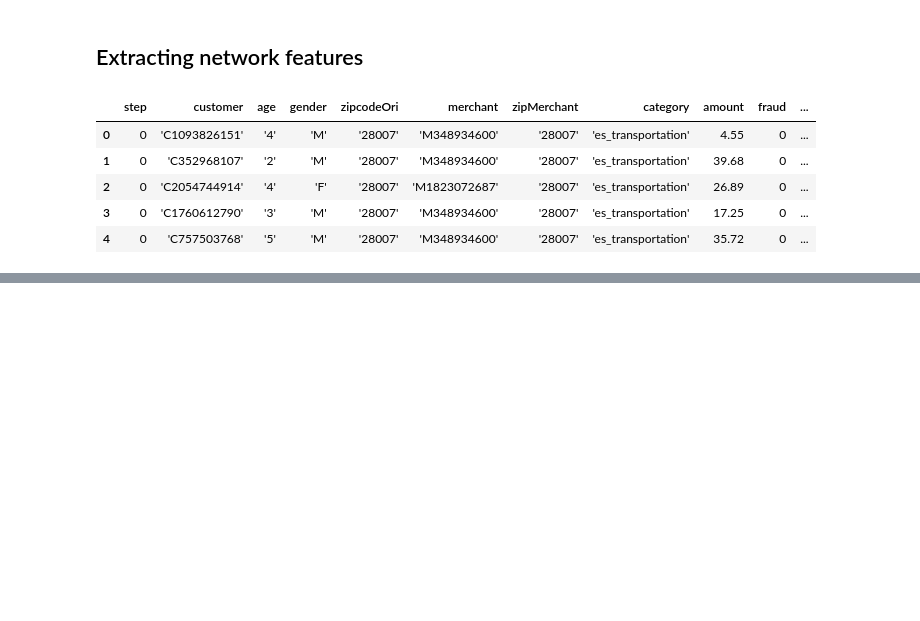
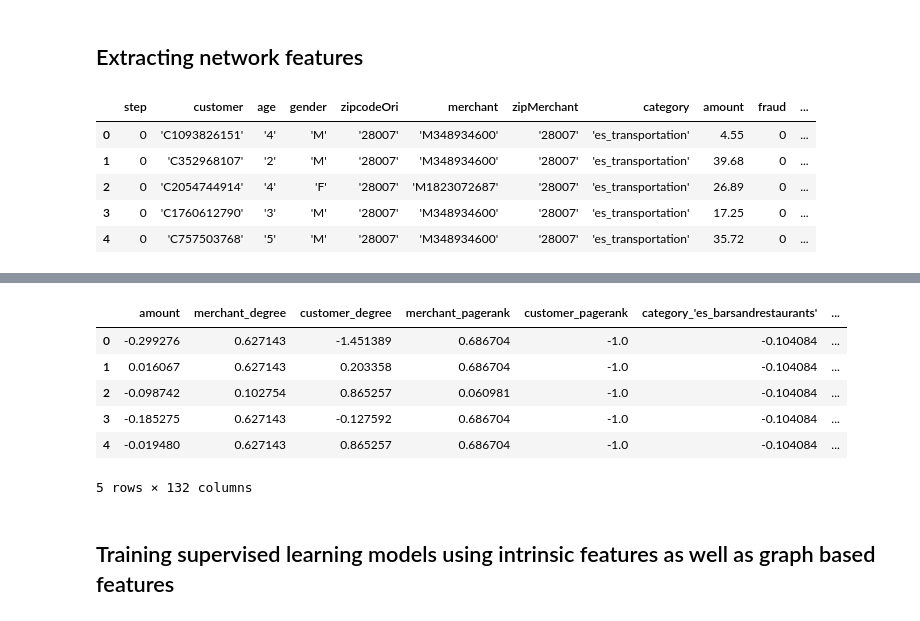
Before and after one commit to aravind-sundaresan/Graph-ML-Fraud-Detection, a Jupyter notebook: code/fraud_detection.ipynb, the cells around one changed output, grey strips where cells are left out. Drawn from its saved outputs; the diff is of its cells as text; code cells hidden in the pictures; blank space fills up the shorter version.

```diff
--- a/code/fraud_detection.ipynb
+++ b/code/fraud_detection.ipynb
@@ -374,0 +394,22 @@ banksim_df.head()
+# %%
+labels = banksim_df['fraud']
+
+# Dropping the unnecessary columns
+feature_df = banksim_df.drop(['step', 'age', 'gender', 'customer', 'zipcodeOri', 'zipMerchant', 'fraud'], axis=1)
+
+# One hot encoding the categorical variables
+feature_df = pd.get_dummies(feature_df, columns=['category', 'merchant', 'merchant_community', 'customer_community'])
+# %%
+# Standardizing the features
+standard_scaler = StandardScaler()
+scaled_df = pd.DataFrame(standard_scaler.fit_transform(feature_df), columns = feature_df.columns)
+
+scaled_df.head()
+# %% [output]
+|  | amount | merchant_degree | customer_degree | merchant_pagerank | customer_pagerank | category_'es_barsandrestaurants' | ... |
+| 0 | -0.299276 | 0.627143 | -1.451389 | 0.686704 | -1.0 | -0.104084 | ... |
+| 1 | 0.016067 | 0.627143 | 0.203358 | 0.686704 | -1.0 | -0.104084 | ... |
+| 2 | -0.098742 | 0.102754 | 0.865257 | 0.060981 | -1.0 | -0.104084 | ... |
+| 3 | -0.185275 | 0.627143 | -0.127592 | 0.686704 | -1.0 | -0.104084 | ... |
+| 4 | -0.019480 | 0.627143 | 0.865257 | 0.686704 | -1.0 | -0.104084 | ... |
+5 rows × 132 columns
@@ -374,0 +419,2 @@ banksim_df.head()
+# %% [markdown]
+## Training supervised learning models using intrinsic features as well as graph based features
```
Also changed, not shown: parts of 9 cells of this notebook.
